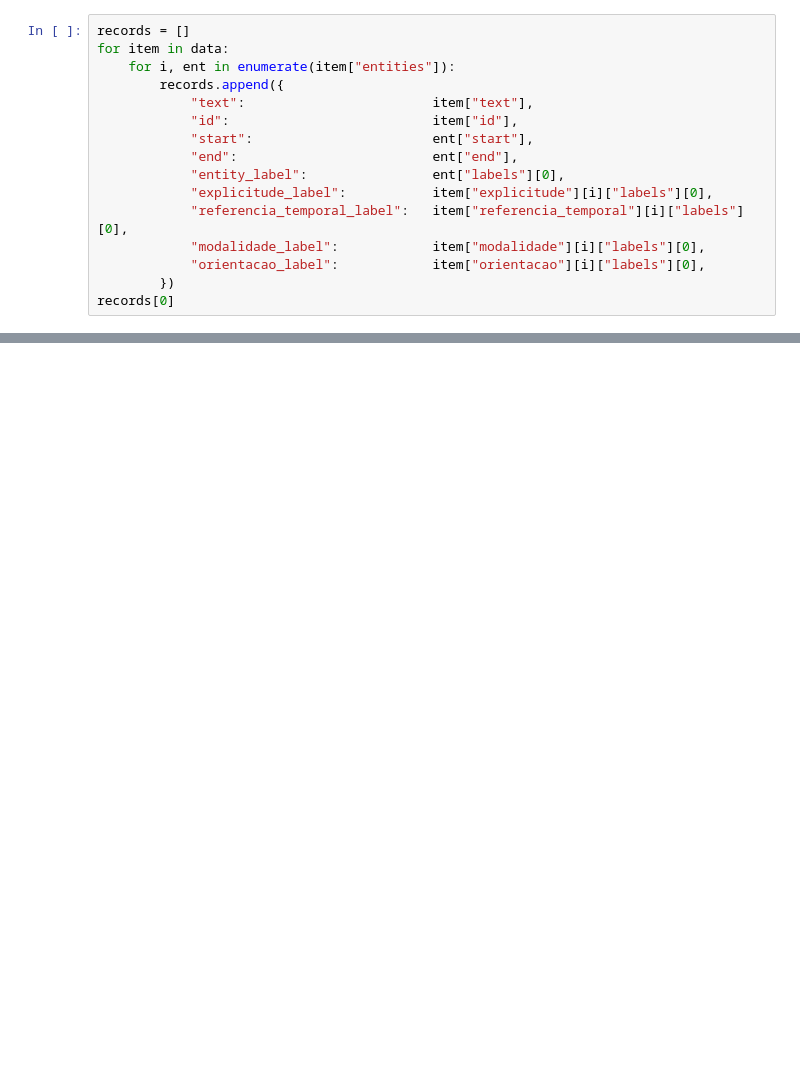
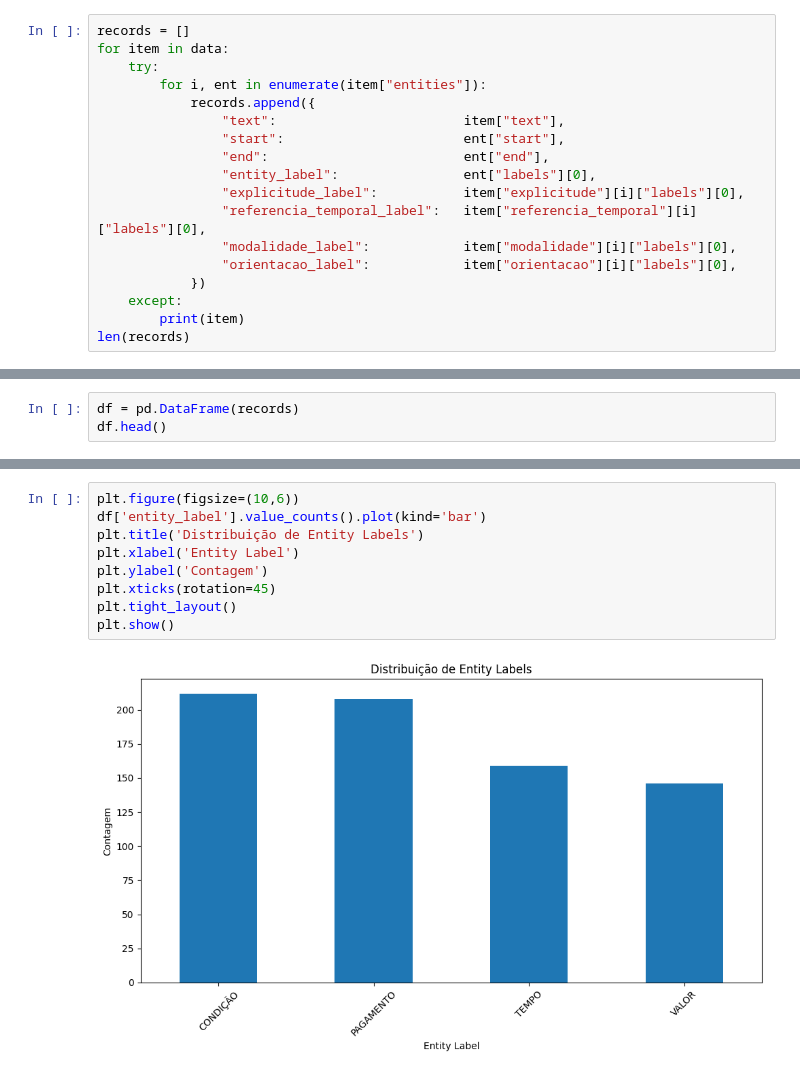
Before and after one commit to KndHvH/study, a Jupyter notebook: POLI/NLP/t1/model/model.ipynb, the cells around one changed output, grey strips where cells are left out. Saved outputs shown, nothing was run; the diff lists cells and outputs as text; blank space fills up the shorter version.

```diff
--- a/POLI/NLP/t1/model/model.ipynb
+++ b/POLI/NLP/t1/model/model.ipynb
@@ -26,17 +58,19 @@ data[0]
 # %%
 records = []
 for item in data:
-    for i, ent in enumerate(item["entities"]):
-        records.append({
-            "text":                        item["text"],
-            "id":                          item["id"],
-            "start":                       ent["start"],
-            "end":                         ent["end"],
-            "entity_label":                ent["labels"][0],
-            "explicitude_label":           item["explicitude"][i]["labels"][0],
-            "referencia_temporal_label":   item["referencia_temporal"][i]["labels"][0],
-            "modalidade_label":            item["modalidade"][i]["labels"][0],
-            "orientacao_label":            item["orientacao"][i]["labels"][0],
-        })
-records[0]
+    try:
+        for i, ent in enumerate(item["entities"]):
+            records.append({
+                "text":                        item["text"],
+                "start":                       ent["start"],
+                "end":                         ent["end"],
+                "entity_label":                ent["labels"][0],
+                "explicitude_label":           item["explicitude"][i]["labels"][0],
+                "referencia_temporal_label":   item["referencia_temporal"][i]["labels"][0],
+                "modalidade_label":            item["modalidade"][i]["labels"][0],
+                "orientacao_label":            item["orientacao"][i]["labels"][0],
+            })
+    except:
+        print(item)
+len(records)
 # %% [output]
@@ -43,0 +97,3 @@ KeyError: 'entities'
+# %%
+df = pd.DataFrame(records)
+df.head()
@@ -43,0 +107,11 @@ KeyError: 'entities'
+# %%
+plt.figure(figsize=(10,6))
+df['entity_label'].value_counts().plot(kind='bar')
+plt.title('Distribuição de Entity Labels')
+plt.xlabel('Entity Label')
+plt.ylabel('Contagem')
+plt.xticks(rotation=45)
+plt.tight_layout()
+plt.show()
+# %% [output]
+[figure, added]
```
Also changed, not shown: parts of 39 cells of this notebook, 10 other files.
